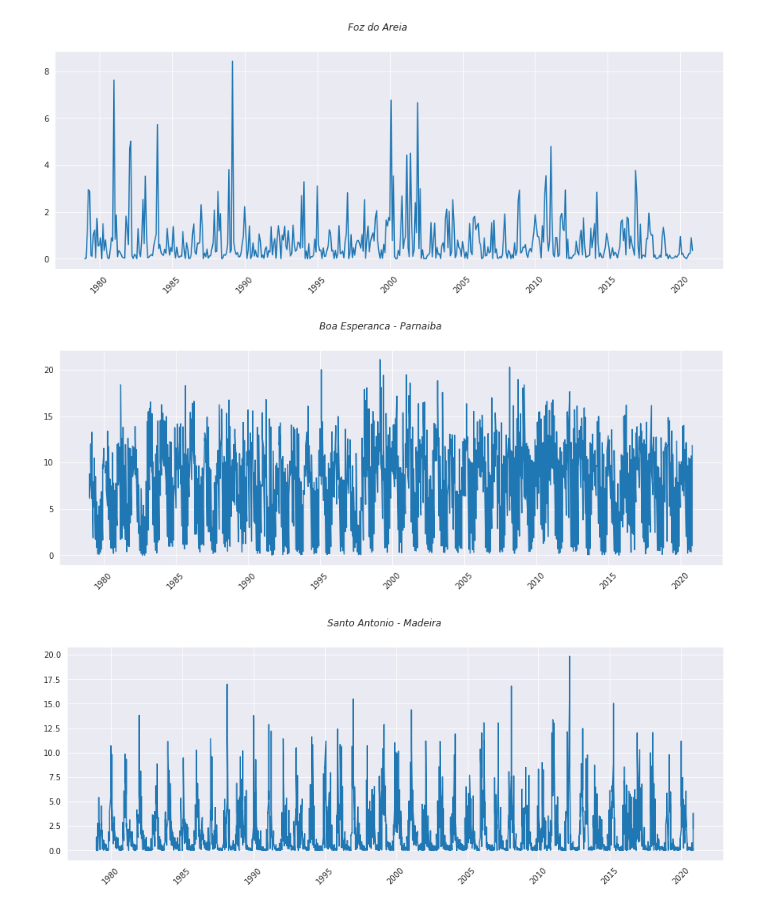
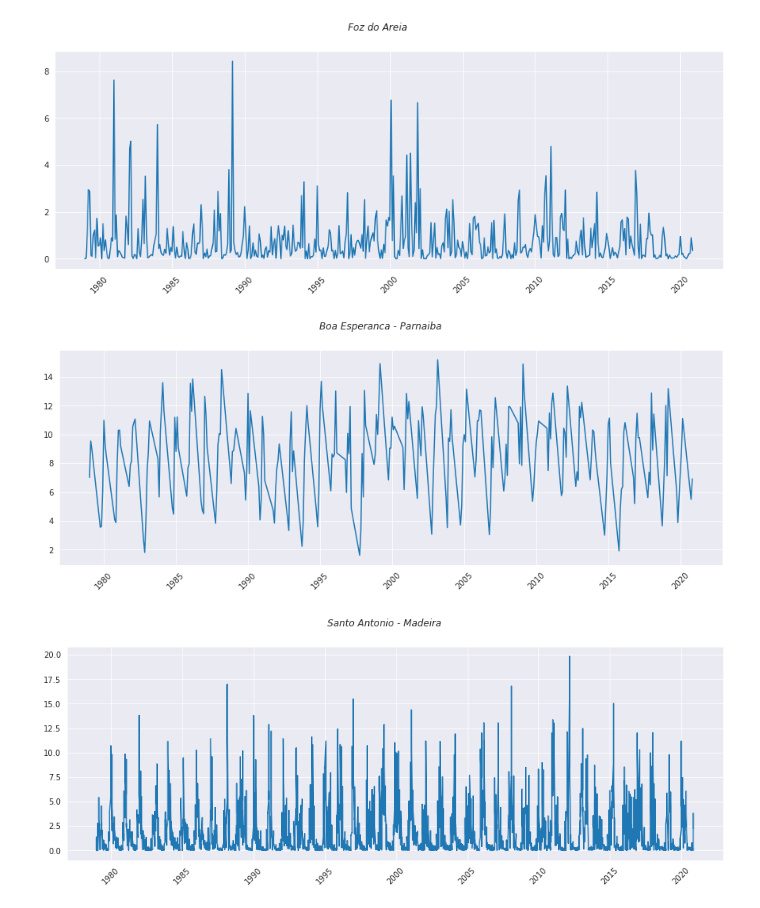
Before and after one commit to g-almeida/Climatology, a Jupyter notebook: Mod/UsinCut.ipynb, the cells around one changed output. Drawn from its saved outputs; the diff is of its cells as text; code cells hidden in the pictures.

```diff
--- a/Mod/UsinCut.ipynb
+++ b/Mod/UsinCut.ipynb
@@ -8,6 +10,3 @@ import numpy as np
 import matplotlib.pyplot as plt
 import seaborn as sea
 sea.set_style('darkgrid')
-# %%
-precip = xr.open_dataset("/home/data/netcdf/precip.mon.mean.nc").precip
-precip
@@ -32,3 +12,0 @@ Attributes:
-# %%
-B = pd.read_pickle('Boa Esperanca - Parnaiba.pkl')
-BG = B.groupby('time').mean()
@@ -88,16 +32,17 @@ def data(shp):
     gdf = gdf.set_crs(4326)
 
     clipped = gpd.clip(gdf, cut_furnas)
-    clipped.to_pickle(shp[77:-4]+'.pkl')
+    clipped = cutMean(clipped)
+    clipped.to_pickle(shp[82:-4]+'.pkl')
     return clipped
 # %%
 def figura(shp):
     clipped = data(shp)
     fig, ax = plt.subplots(nrows=1,ncols=1, figsize=(15,5))
-    fig.suptitle(shp[77:-4], weight="medium",style="oblique",va="top", ha="center")
-    ax.plot(clipped['time'], clipped['precip'])
+    fig.suptitle(shp[82:-4], weight="medium",style="oblique",va="top", ha="center")
+    ax.plot(clipped.index, clipped['precip'])
     ax.tick_params(axis='x', labelsize=10, rotation=45)
-    plt.savefig(shp[77:-4]+'.png')
+    plt.savefig(shp[82:-4]+'.png')
 # %%
 shp_list = ['/mnt/d/_Gabriel/Estudo/UFF/Bloqueios_Atmosfericos/shapes/shapes_smap/MODCLIM/Furnas.shp',
 '/mnt/d/_Gabriel/Estudo/UFF/Bloqueios_Atmosfericos/shapes/shapes_smap/MODCLIM/Passo Real - Jacui.shp',
@@ -116,9 +61,9 @@ figura('/mnt/d/_Gabriel/Estudo/UFF/Bloqueios_Atmosfericos/shapes/shapes_smap/MOD
 # %% [output]
 [figure]
 # %%
-figura('/mnt/d/_Gabriel/Estudo/UFF/Bloqueios_Atmosfericos/shapes/shapes_smap/MODCLIM/Boa Esperanca - Parnaiba.shp')
+figura('/mnt/d/_Gabriel/Estudo/UFF/Bloqueios_Atmosfericos/data/shapes/shapes_smap/MODCLIM/Boa Esperanca - Parnaiba.shp')
 # %% [output]
-[figure, old version]
+[figure, new version]
 # %%
 figura('/mnt/d/_Gabriel/Estudo/UFF/Bloqueios_Atmosfericos/shapes/shapes_smap/MODCLIM/Santo Antonio - Madeira.shp')
 # %% [output]
```
Also changed, not shown: parts of 5 cells of this notebook, 3 other files.
